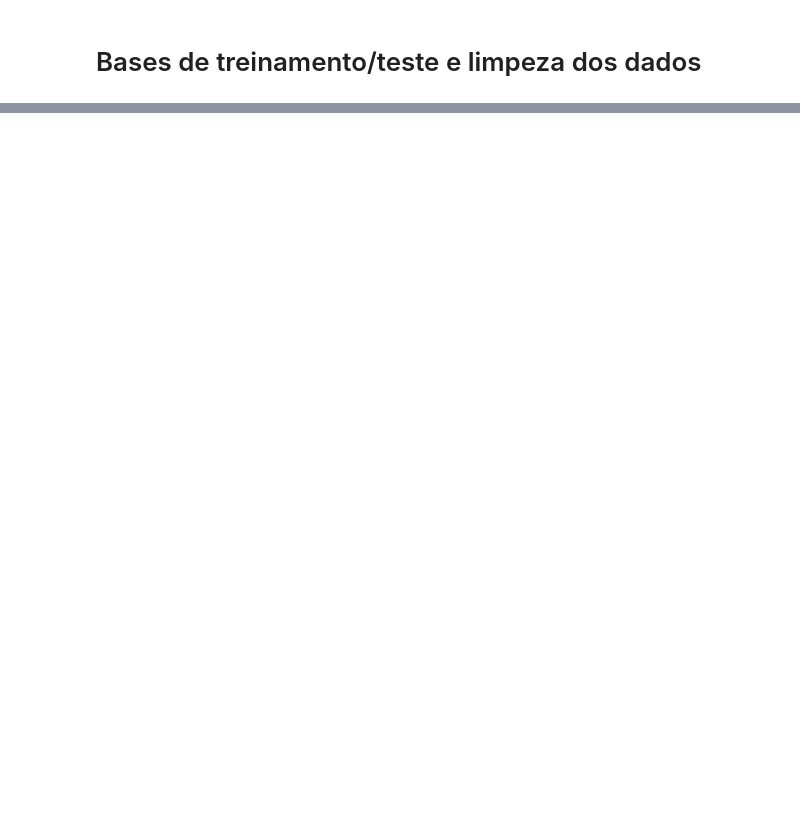
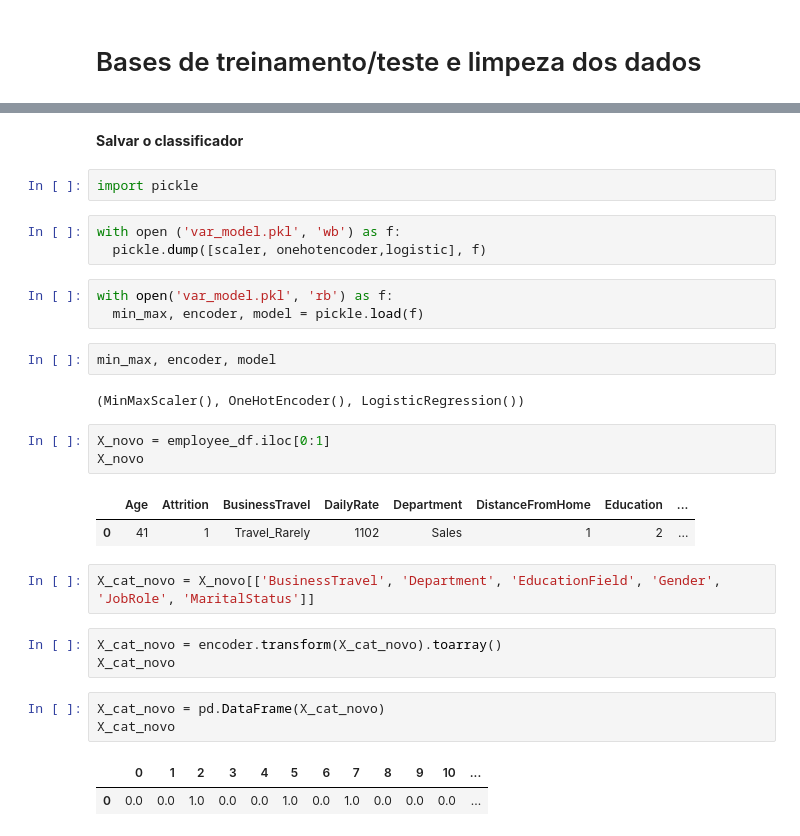
Before and after one commit to Eduardo681/datascienceprojects, a Jupyter notebook: RH.ipynb, the cells around one changed output, grey strips where cells are left out. Drawn from its saved outputs; the diff is of its cells as text; blank space fills up the shorter version.

```diff
--- a/RH.ipynb
+++ b/RH.ipynb
@@ -48,0 +225,31 @@ employee_df.head()
+# %% [markdown]
+**Salvar o classificador**
+# %%
+import pickle
+# %%
+with open ('var_model.pkl', 'wb') as f:
+  pickle.dump([scaler, onehotencoder,logistic], f)
+# %%
+with open('var_model.pkl', 'rb') as f:
+  min_max, encoder, model = pickle.load(f)
+# %%
+min_max, encoder, model
+# %% [output]
+(MinMaxScaler(), OneHotEncoder(), LogisticRegression())
+# %%
+X_novo = employee_df.iloc[0:1]
+X_novo
+# %% [output]
+|  | Age | Attrition | BusinessTravel | DailyRate | Department | DistanceFromHome | Education | ... |
+| 0 | 41 | 1 | Travel_Rarely | 1102 | Sales | 1 | 2 | ... |
+# %%
+X_cat_novo = X_novo[['BusinessTravel', 'Department', 'EducationField', 'Gender', 'JobRole', 'MaritalStatus']]
+# %%
+X_cat_novo = encoder.transform(X_cat_novo).toarray()
+X_cat_novo
+# %%
+X_cat_novo = pd.DataFrame(X_cat_novo)
+X_cat_novo
+# %% [output]
+|  | 0 | 1 | 2 | 3 | 4 | 5 | 6 | 7 | 8 | 9 | 10 | ... |
+| 0 | 0.0 | 0.0 | 1.0 | 0.0 | 0.0 | 1.0 | 0.0 | 1.0 | 0.0 | 0.0 | 0.0 | ... |
```
Also changed, not shown: parts of 63 cells of this notebook.
